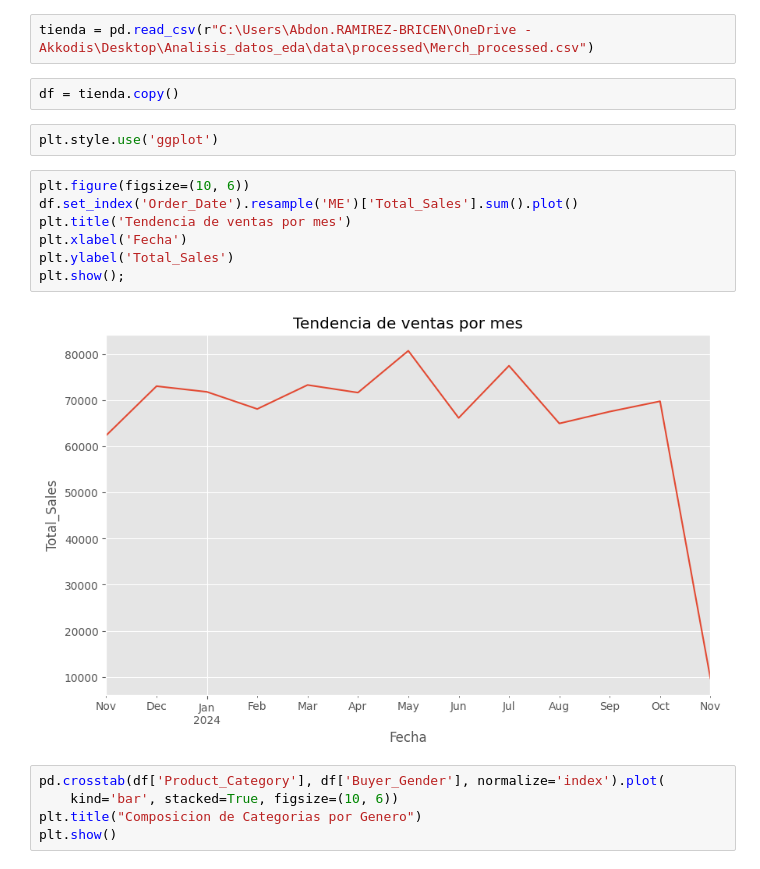
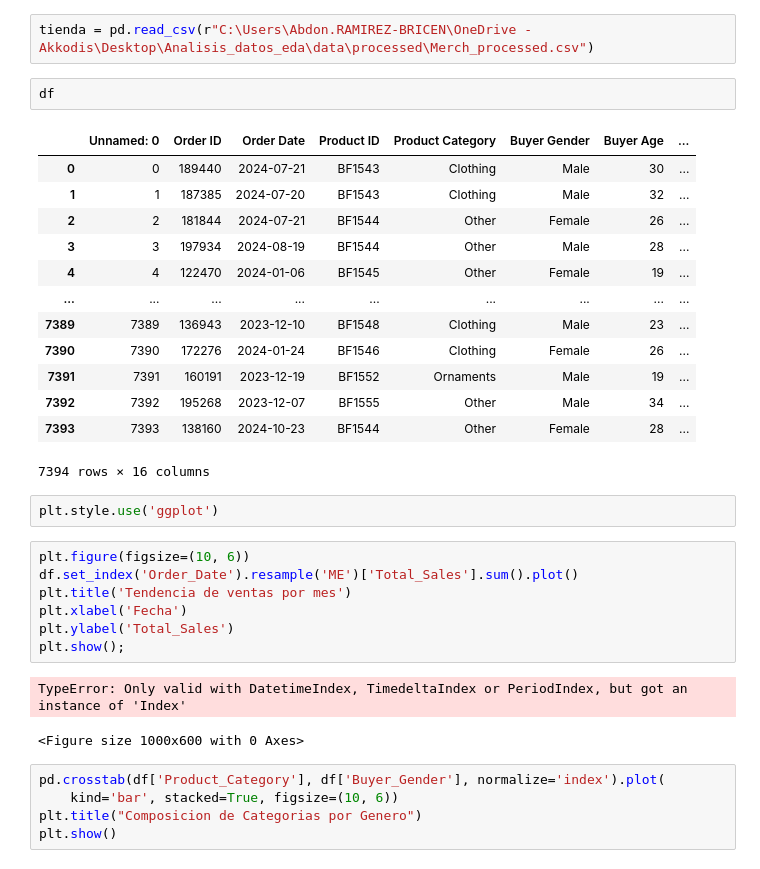
Before and after one commit to abdonrb/Global_Sales_EDA, a Jupyter notebook: notebooks/Data_visualitation.ipynb, the cells around one changed output. Saved outputs shown, nothing was run; the diff lists cells and outputs as text.

```diff
--- a/notebooks/Data_visualitation.ipynb
+++ b/notebooks/Data_visualitation.ipynb
@@ -8,7 +8,21 @@ from scipy.stats import chi2_contingency,chi2,f_oneway,t
 # %%
 tienda = pd.read_csv(r"C:\Users\Abdon.RAMIREZ-BRICEN\OneDrive - Akkodis\Desktop\Analisis_datos_eda\data\processed\Merch_processed.csv")
 # %%
-df = tienda.copy()
+df
+# %% [output]
+|  | Unnamed: 0 | Order ID | Order Date | Product ID | Product Category | Buyer Gender | Buyer Age | ... |
+| 0 | 0 | 189440 | 2024-07-21 | BF1543 | Clothing | Male | 30 | ... |
+| 1 | 1 | 187385 | 2024-07-20 | BF1543 | Clothing | Male | 32 | ... |
+| 2 | 2 | 181844 | 2024-07-21 | BF1544 | Other | Female | 26 | ... |
+| 3 | 3 | 197934 | 2024-08-19 | BF1544 | Other | Male | 28 | ... |
+| 4 | 4 | 122470 | 2024-01-06 | BF1545 | Other | Female | 19 | ... |
+| ... | ... | ... | ... | ... | ... | ... | ... | ... |
+| 7389 | 7389 | 136943 | 2023-12-10 | BF1548 | Clothing | Male | 23 | ... |
+| 7390 | 7390 | 172276 | 2024-01-24 | BF1546 | Clothing | Female | 26 | ... |
+| 7391 | 7391 | 160191 | 2023-12-19 | BF1552 | Ornaments | Male | 19 | ... |
+| 7392 | 7392 | 195268 | 2023-12-07 | BF1555 | Other | Male | 34 | ... |
+| 7393 | 7393 | 138160 | 2024-10-23 | BF1544 | Other | Female | 28 | ... |
+7394 rows × 16 columns
 # %%
 plt.style.use('ggplot')
 # %%
@@ -19,7 +33,8 @@ plt.xlabel('Fecha')
 plt.ylabel('Total_Sales')
 plt.show();
 # %% [output]
-[figure, removed]
+TypeError: Only valid with DatetimeIndex, TimedeltaIndex or PeriodIndex, but got an instance of 'Index'
+<Figure size 1000x600 with 0 Axes>
 # %%
 pd.crosstab(df['Product_Category'], df['Buyer_Gender'], normalize='index').plot(
     kind='bar', stacked=True, figsize=(10, 6))
```
Also changed, not shown: parts of 2 cells of this notebook, 1 other file.
